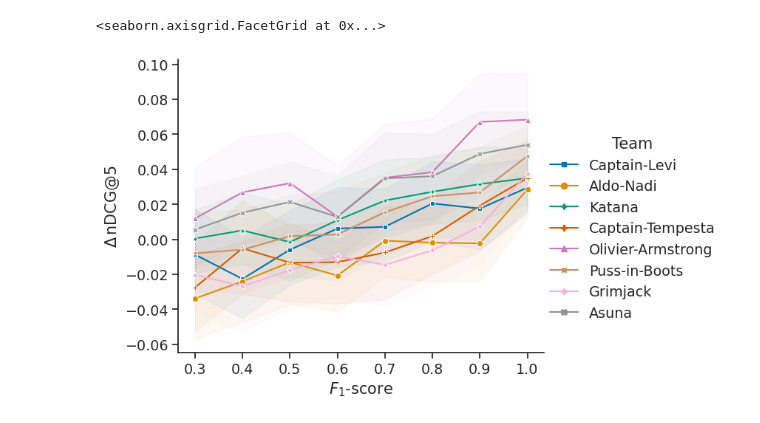
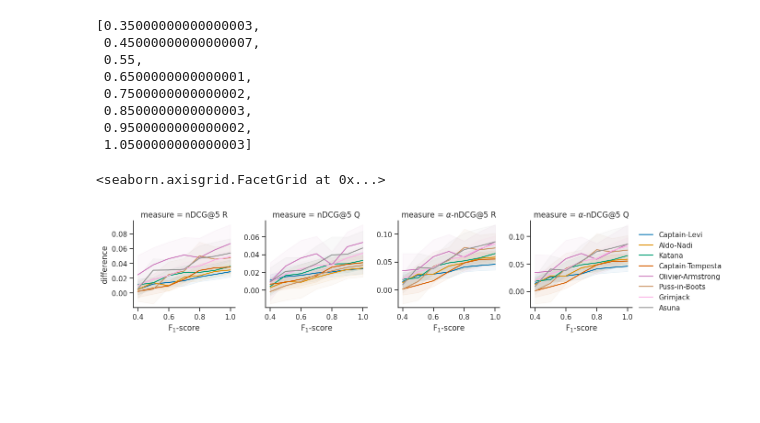
Before and after one commit to webis-de/argmining23-stance-aware-re-ranking, a Jupyter notebook: evaluation_reranking_f1.ipynb, the cells around one changed output. Cells and saved outputs as stored; diff of their text form; code cells hidden in the pictures; blank space fills up the shorter version.

```diff
--- a/evaluation_reranking_f1.ipynb
+++ b/evaluation_reranking_f1.ipynb
@@ -52,7 +55,7 @@ df
 # %%
-teams = \
-    df[df["name_index"] == 1].groupby("team").aggregate("mean", numeric_only=True) \
-        .sort_values("nDCG@5 rel.", ascending=False) \
-        .reset_index()["team"]
+teams = df[df["name_index"] == 1].groupby("team").aggregate("mean", numeric_only=True) \
+    .sort_values("nDCG@5 rel.", ascending=False) \
+    .reset_index()["team"] \
+    .to_list()
 teams
 # %% [output]
@@ -105,27 +152,54 @@ Name: team, dtype: object
+# %%
+first_bin = 0.40
+last_bin = 1.00
+bin_step = 0.1
+bins = list(arange(
+    first_bin - (bin_step / 2),
+    last_bin + (bin_step / 2) + 0.0001,
+    bin_step,
+))
+bins
+# %% [output]
+[0.35000000000000003,
+ 0.45000000000000007,
+ 0.55,
+ 0.6500000000000001,
+ 0.7500000000000002,
+ 0.8500000000000003,
+ 0.9500000000000002,
+ 1.0500000000000003]
 # %%
-plot = relplot(
-    data=df.dropna(subset=["target_f1"]),
-    kind="line",
+set_theme()
+set_style("ticks")
+plot_differences = FacetGrid(
+    data=differences[differences["target_f1"] >= first_bin],
+    col="measure",
+    sharex=True,
+    sharey=False,
+    # sharey=True,
+    height=3,
+    aspect=1.0,
+)
+plot_differences.map_dataframe(
+    lineplot,
     x="target_f1",
-    y="ΔnDCG@5 rel.",
+    y="difference",
     hue="team",
     hue_order=teams,
     palette=color_palette("colorblind")[:len(df["team"].unique())],
     markers=True,
     dashes=False,
-    style="team",
+    # style="team",
     err_style="band",
     err_kws=dict(
         alpha=0.05,
     ),
-    aspect=4 / 3,
 )
-plot._legend.set_title("Team")
-plot.set_xlabels(r"$F_1$-score")
-plot.set_ylabels(r"$\Delta\,$nDCG@5")
-plot.savefig("data/plot-reranking-f1-best-run-diff-effectiveness-rel.pdf", transparent=True)
-plot.savefig("data/plot-reranking-f1-best-run-diff-effectiveness-rel.png")
-plot
+plot_differences.set_xlabels(r"F$_1$-score")
+plot_differences.add_legend()
+plot_differences.savefig("data/plot-reranking-f1-difference-best-run.pdf", transparent=True)
+plot_differences.savefig("data/plot-reranking-f1-difference-best-run.png")
+plot_differences
 # %% [output]
 <seaborn.axisgrid.FacetGrid at 0x...>
-[figure, old version]
+[figure, new version]
```
Also changed, not shown: parts of 22 cells of this notebook, 1 other file.
